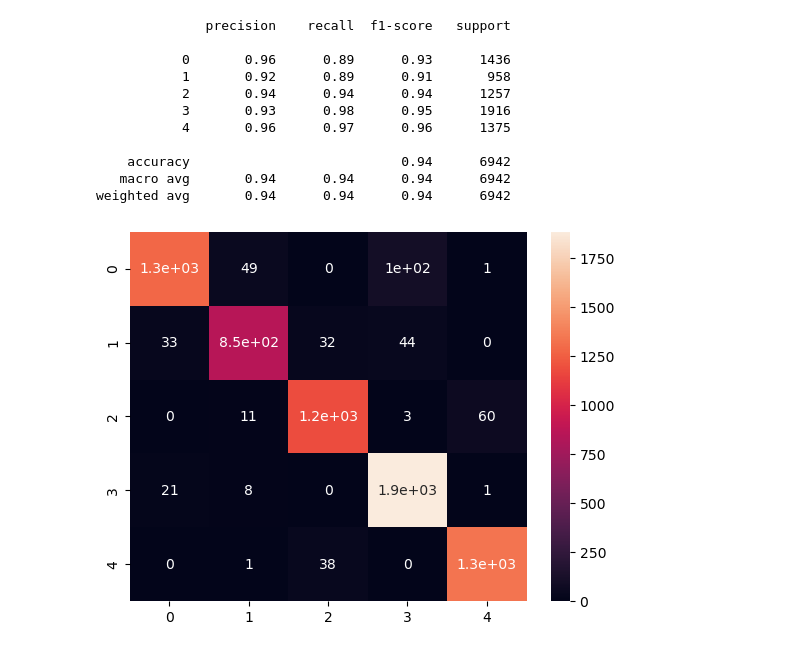
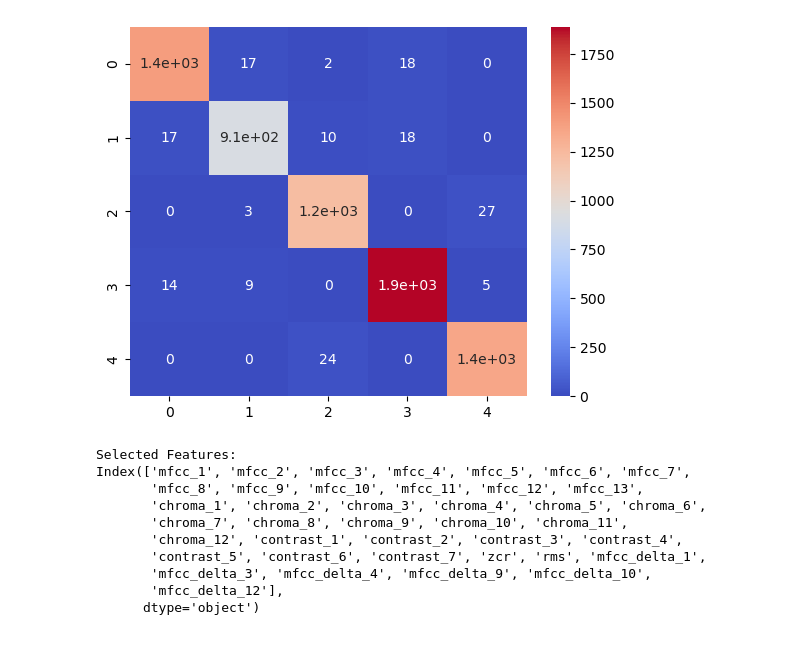
Before and after one commit to DrakeBrewer/speechRecognitionML, a Jupyter notebook: notebooks/speech_rec.ipynb, the cells around one changed output. Cells and saved outputs as stored; diff of their text form; code cells hidden in the pictures.

```diff
--- a/notebooks/speech_rec.ipynb
+++ b/notebooks/speech_rec.ipynb
@@ -56,12 +57,12 @@ dt_grid = {
 
 rf_pipe = Pipeline([
     ('scaler', StandardScaler()),
-    ('selector', SelectKBest(mutual_info_classif, k=30)),
+    ('selector', SelectKBest(mutual_info_classif, k=40)),
     ('classifier', RandomForestClassifier(random_state=RANDOM_STATE))
 ])
 
 rf_grid = {
-    'selector__k': [20, 30],
+    'selector__k': [20, 30, 40],
     'classifier__max_depth': [None, 10, 20],
     'classifier__min_samples_split': [2, 5, 10],
     'classifier__min_samples_leaf': [1, 2, 4],
@@ -81,34 +82,54 @@ gb_grid = {
     "classifier__max_depth": [2, 3]
 }
 
-# dt_search = GridSearchCV(dt_pipe, dt_grid, scoring="f1_macro", cv=5, n_jobs=-1)
-# dt_search.fit(x_train, y_train)
+svc_pipe = Pipeline([
+    ('scaler', StandardScaler()),
+    ('selector', SelectKBest(mutual_info_classif, k=40)),
+    ('classifier', SVC(probability=True))
+])
+
+svc_grid = {
+    "selector__k": [20, 30, 40],
+    "classifier__C": [0.1, 1, 10],
+    "classifier__gamma": ["scale", "auto"],
+    "classifier__kernel": ["rbf"]
+}
+
+gkfolds = GroupKFold(5)
+
+# dt_search = GridSearchCV(dt_pipe, dt_grid, scoring="f1_macro", cv=gkfolds, n_jobs=-1)
+# dt_search.fit(x, y_encoded, groups=groups)
 # print("Decision Tree:")
 # print(f"Best F1 Score: {dt_search.best_score_}")
 # print(f"Best Params: {dt_search.best_params_}")
 
-# rf_search = GridSearchCV(rf_pipe, rf_grid, scoring="f1_macro", cv=5, n_jobs=-1)
-# rf_search.fit(x_train, y_train)
+# rf_search = GridSearchCV(rf_pipe, rf_grid, scoring="f1_macro", cv=gkfolds, n_jobs=-1)
+# rf_search.fit(x, y_encoded, groups=groups)
 # print("Random Forest:")
 # print(f"Best F1 Score: {rf_search.best_score_}")
 # print(f"Best Params: {rf_search.best_params_}")
 
-print("Gradient Boosting:")
-gkfolds = GroupKFold(n_splits=5)
-gb_search = GridSearchCV(gb_pipe, gb_grid, scoring="f1_macro", cv=gkfolds, n_jobs=-1)
-gb_search.fit(x, y_encoded, groups=groups)
-print(f"Best F1 Score: {gb_search.best_score_}")
-print(f"Best Params: {gb_search.best_params_}")
+# gb_search = GridSearchCV(gb_pipe, gb_grid, scoring="f1_macro", cv=gkfolds, n_jobs=-1)
+# gb_search.fit(x, y_encoded, groups=groups)
+# print("Gradient Boosting:")
+# print(f"Best F1 Score: {gb_search.best_score_}")
+# print(f"Best Params: {gb_search.best_params_}")
+
+svc_search = GridSearchCV(svc_pipe, svc_grid, scoring="f1_macro", cv=gkfolds, n_jobs=-1)
+svc_search.fit(x, y_encoded, groups=groups)
+print("SVC:")
+print(f"Best F1: {svc_search.best_score_}")
+print(f"Best Params: {svc_search.best_params_}")
 
 # best model
-gb_model = gb_search.best_estimator_
-
+# gb_model = gb_search.best_estimator_
+best_model = svc_search.best_estimator_
 
 # confusion matrix/metric report
-y_predictedCV = cross_val_predict(gb_pipe, x, y_encoded, cv=gkfolds, groups=groups, n_jobs=-1)
+y_predictedCV = cross_val_predict(svc_pipe, x, y_encoded, cv=gkfolds, groups=groups, n_jobs=-1)
 print(classification_report(y_encoded, y_predictedCV))
 cmatrix = confusion_matrix(y_encoded, y_predictedCV)
-sns.heatmap(cmatrix, annot=True)
+sns.heatmap(cmatrix, annot=True, cmap='coolwarm')
 plt.show()
 
 # correlations:
@@ -121,7 +142,7 @@ plt.show()
 
 
 # selected features:
-select_k_best = gb_search.best_estimator_.named_steps['selector']
+select_k_best = svc_search.best_estimator_.named_steps['selector']
 selected_indices = select_k_best.get_support(indices=True)
 
 # Map the indices back to the feature names (from X_train)
@@ -177,12 +209,11 @@ ValueError: Cannot register /dev/shm/joblib_memmapping_folder_15802_c89bd232aa7e
+[figure, new version]
-              precision    recall  f1-score   support
-
-           0       0.96      0.89      0.93      1436
-           1       0.92      0.89      0.91       958
-           2       0.94      0.94      0.94      1257
-           3       0.93      0.98      0.95      1916
-           4       0.96      0.97      0.96      1375
-
-    accuracy                           0.94      6942
-   macro avg       0.94      0.94      0.94      6942
-weighted avg       0.94      0.94      0.94      6942
+Selected Features:
+Index(['mfcc_1', 'mfcc_2', 'mfcc_3', 'mfcc_4', 'mfcc_5', 'mfcc_6', 'mfcc_7',
+       'mfcc_8', 'mfcc_9', 'mfcc_10', 'mfcc_11', 'mfcc_12', 'mfcc_13',
+       'chroma_1', 'chroma_2', 'chroma_3', 'chroma_4', 'chroma_5', 'chroma_6',
+       'chroma_7', 'chroma_8', 'chroma_9', 'chroma_10', 'chroma_11',
+       'chroma_12', 'contrast_1', 'contrast_2', 'contrast_3', 'contrast_4',
+       'contrast_5', 'contrast_6', 'contrast_7', 'zcr', 'rms', 'mfcc_delta_1',
+       'mfcc_delta_3', 'mfcc_delta_4', 'mfcc_delta_9', 'mfcc_delta_10',
+       'mfcc_delta_12'],
+      dtype='object')
-[figure, old version]
```
Also changed, not shown: parts of 3 cells of this notebook, 1 other file.
